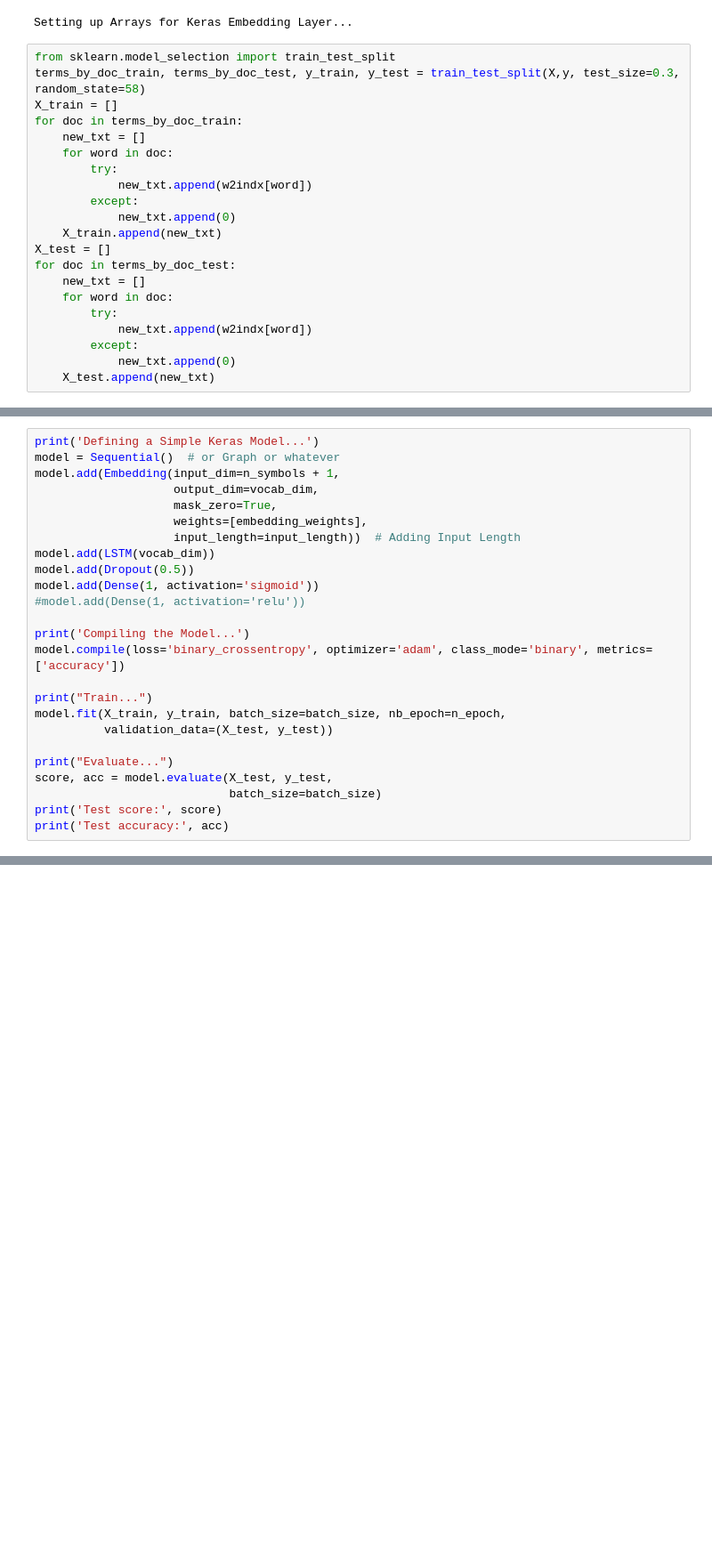
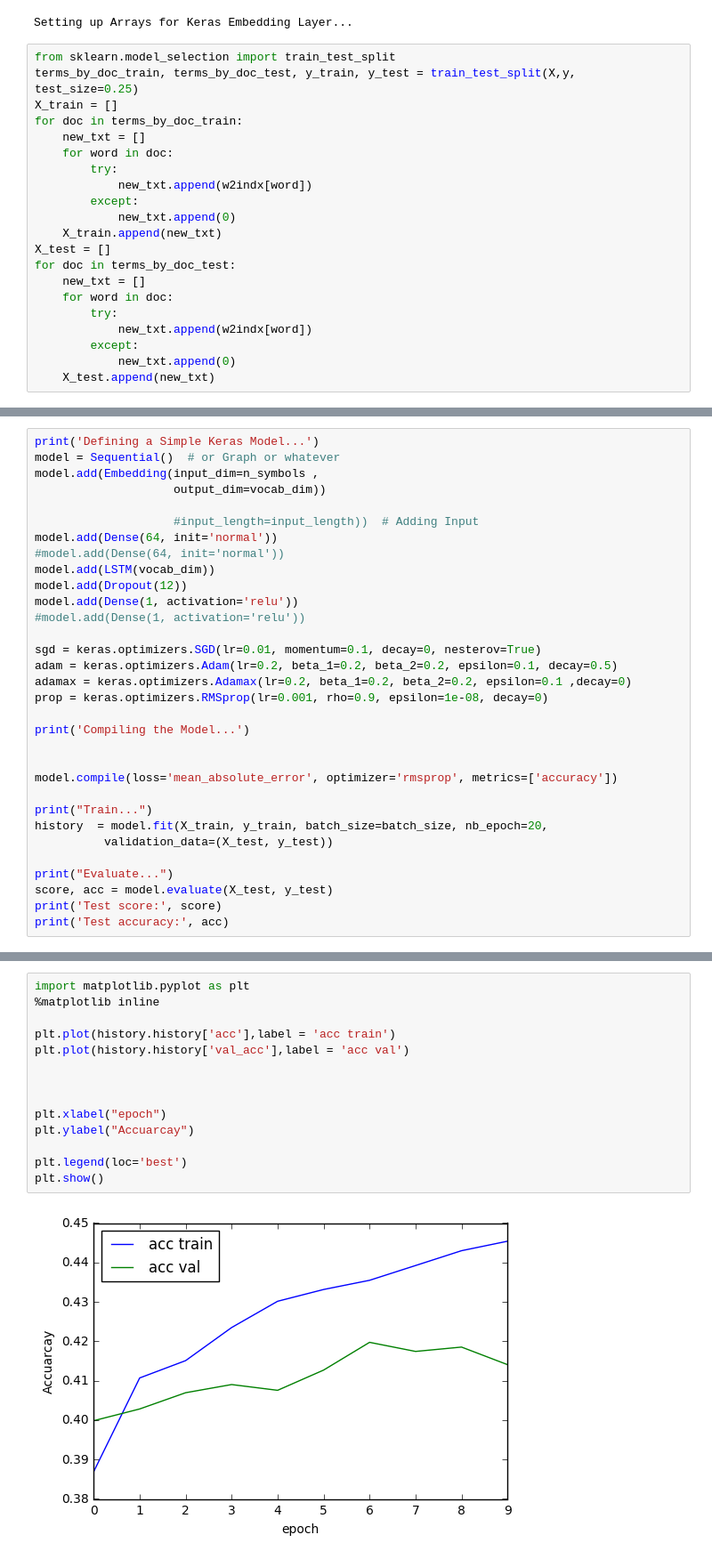
Before and after one commit to amaltarghi/sentiment_analysis, a Jupyter notebook: lstm.ipynb, the cells around one changed output, grey strips where cells are left out. Shown: that part at 89% size. Drawn from its saved outputs; the diff is of its cells as text; blank space fills up the shorter version.

```diff
--- a/lstm.ipynb
+++ b/lstm.ipynb
@@ -246,7 +255,7 @@ for word, index in w2indx.items():
 Setting up Arrays for Keras Embedding Layer...
 # %%
 from sklearn.model_selection import train_test_split
-terms_by_doc_train, terms_by_doc_test, y_train, y_test = train_test_split(X,y, test_size=0.3, random_state=58)
+terms_by_doc_train, terms_by_doc_test, y_train, y_test = train_test_split(X,y, test_size=0.25)
 X_train = []
 for doc in terms_by_doc_train:
     new_txt = []
@@ -284,26 +311,33 @@ Pad sequences (samples x time)
 # %%
 print('Defining a Simple Keras Model...')
 model = Sequential()  # or Graph or whatever
-model.add(Embedding(input_dim=n_symbols + 1,
-                    output_dim=vocab_dim,
-                    mask_zero=True,
-                    weights=[embedding_weights],
-                    input_length=input_length))  # Adding Input Length
+model.add(Embedding(input_dim=n_symbols ,
+                    output_dim=vocab_dim))
+
+                    #input_length=input_length))  # Adding Input
+model.add(Dense(64, init='normal'))
+#model.add(Dense(64, init='normal'))
 model.add(LSTM(vocab_dim))
-model.add(Dropout(0.5))
-model.add(Dense(1, activation='sigmoid'))
+model.add(Dropout(12))
+model.add(Dense(1, activation='relu'))
 #model.add(Dense(1, activation='relu'))
 
+sgd = keras.optimizers.SGD(lr=0.01, momentum=0.1, decay=0, nesterov=True)
+adam = keras.optimizers.Adam(lr=0.2, beta_1=0.2, beta_2=0.2, epsilon=0.1, decay=0.5)
+adamax = keras.optimizers.Adamax(lr=0.2, beta_1=0.2, beta_2=0.2, epsilon=0.1 ,decay=0)
+prop = keras.optimizers.RMSprop(lr=0.001, rho=0.9, epsilon=1e-08, decay=0)
+
 print('Compiling the Model...')
-model.compile(loss='binary_crossentropy', optimizer='adam', class_mode='binary', metrics=['accuracy'])
+
+
+model.compile(loss='mean_absolute_error', optimizer='rmsprop', metrics=['accuracy'])
 
 print("Train...")
-model.fit(X_train, y_train, batch_size=batch_size, nb_epoch=n_epoch,
+history  = model.fit(X_train, y_train, batch_size=batch_size, nb_epoch=20,
           validation_data=(X_test, y_test))
 
 print("Evaluate...")
-score, acc = model.evaluate(X_test, y_test,
-                            batch_size=batch_size)
+score, acc = model.evaluate(X_test, y_test)
 print('Test score:', score)
 print('Test accuracy:', acc)
 # %% [output]
@@ -321,0 +367,16 @@ Evaluate...
+# %%
+import matplotlib.pyplot as plt
+%matplotlib inline
+
+plt.plot(history.history['acc'],label = 'acc train')
+plt.plot(history.history['val_acc'],label = 'acc val')
+
+
+
+plt.xlabel("epoch")
+plt.ylabel("Accuarcay")
+
+plt.legend(loc='best')
+plt.show()
+# %% [output]
+[figure, added]
```
Also changed, not shown: parts of 15 cells of this notebook, 14 other files.
